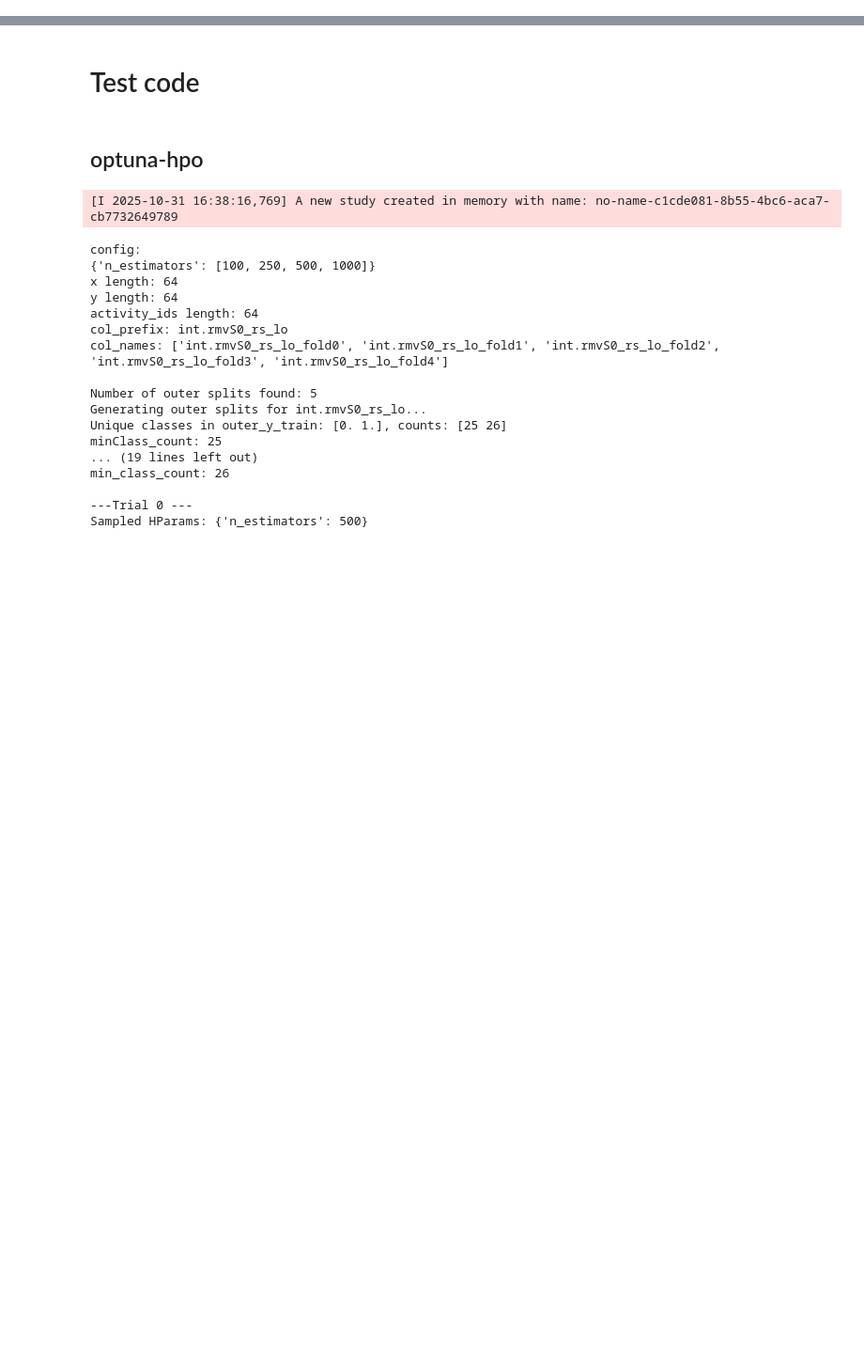
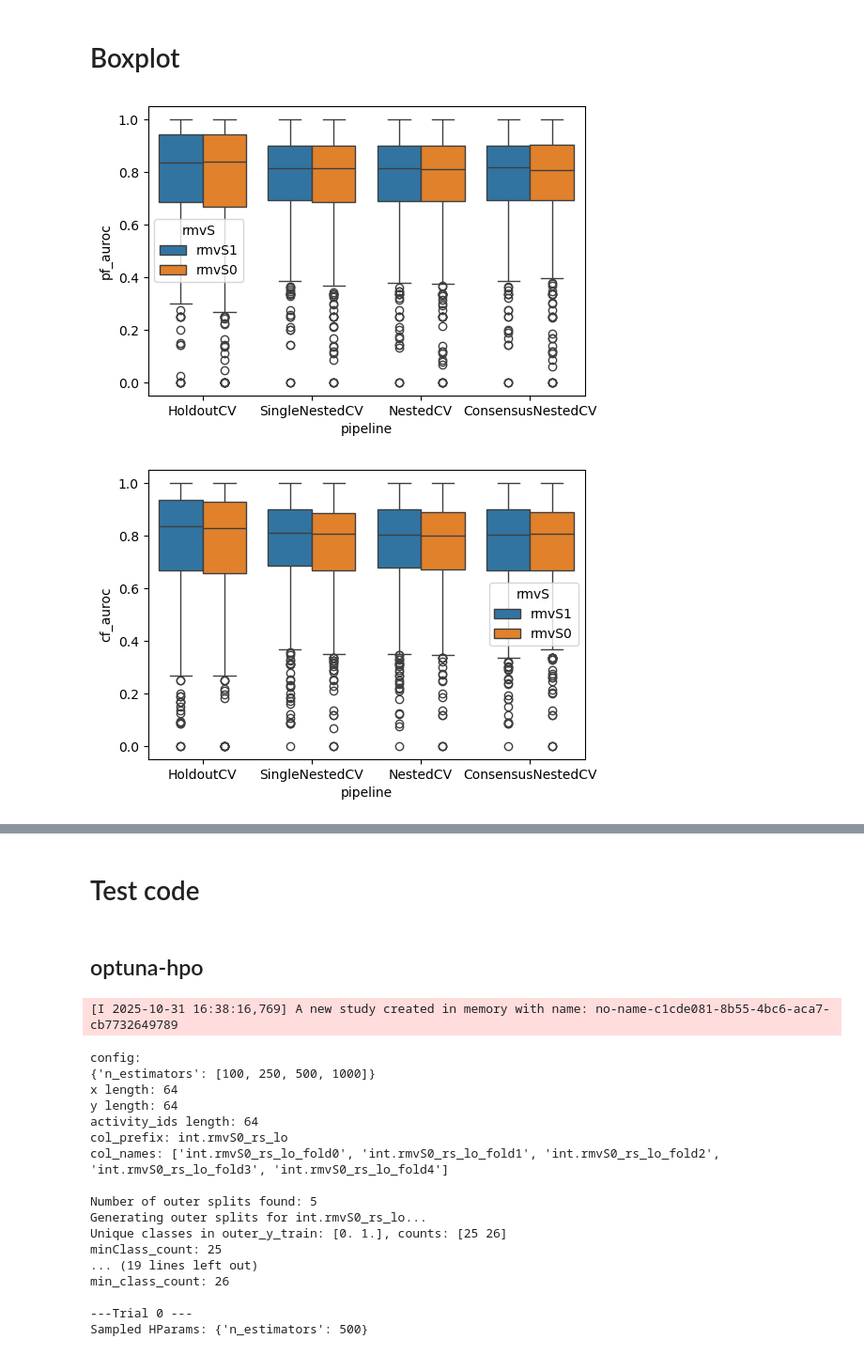
Before and after one commit to xixichennn/datacat4ml, a Jupyter notebook: datacat4ml/Scripts/model_dev/ml_post.ipynb, the cells around one changed output, grey strips where cells are left out. Shown at 94% size. Cells and saved outputs as stored; diff of their text form; code cells hidden in the pictures; blank space fills up the shorter version.

```diff
--- a/datacat4ml/Scripts/model_dev/ml_post.ipynb
+++ b/datacat4ml/Scripts/model_dev/ml_post.ipynb
@@ -12,0 +369,14 @@ from datacat4ml.const import FEAT_HHD_OR_DIR, FEAT_MHD_effect_OR_DIR, FEAT_MHD_O
+# %% [markdown]
+# Boxplot
+# %%
+def plot_box(x, y, hue='rmvS'):
+
+    plt.figure(figsize=(6, 4))
+
+    sns.boxplot(data=result_df, x=x, y=y, order=Pipelines, hue=hue)
+
+plot_box(x='pipeline', y='pf_auroc', hue='rmvS')
+plot_box(x='pipeline', y='cf_auroc', hue='rmvS')
+# %% [output]
+[figure, added]
+[figure, added]
```
Also changed, not shown: parts of 25 cells of this notebook, 33 other files.
